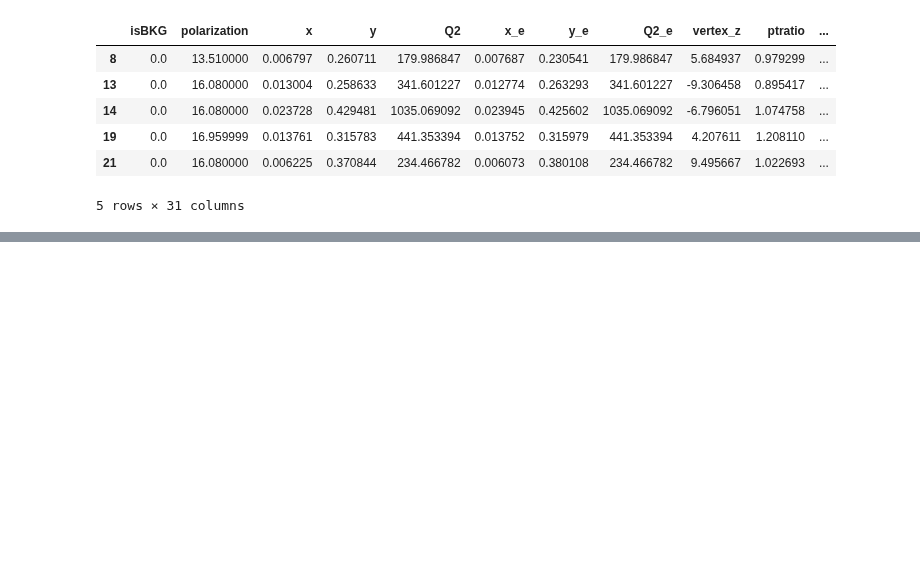
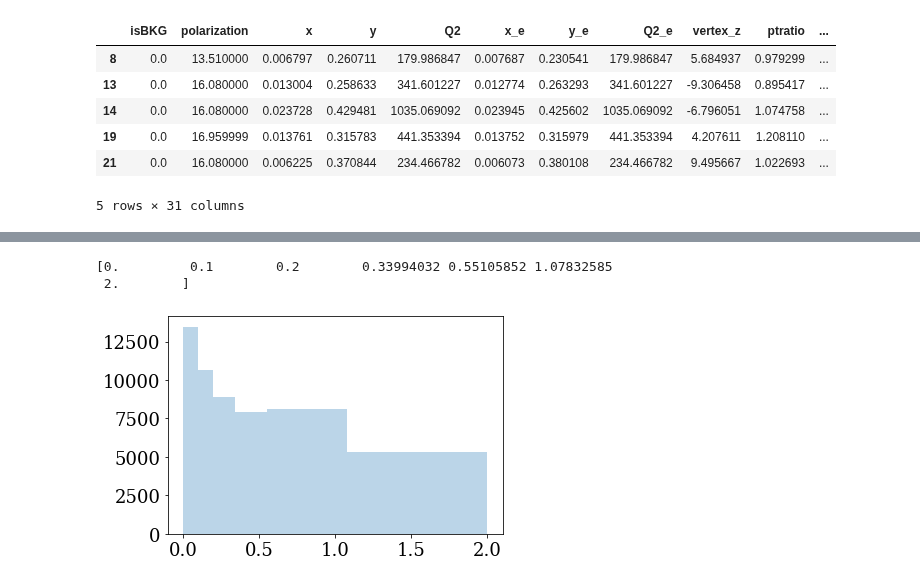
Before and after one commit to miguelignacio/disjets, a Jupyter notebook: Unfolding_OmniFold_closure.ipynb, the cells around one changed output, grey strips where cells are left out. Drawn from its saved outputs; the diff is of its cells as text; code cells hidden in the pictures; blank space fills up the shorter version.

```diff
--- a/Unfolding_OmniFold_closure.ipynb
+++ b/Unfolding_OmniFold_closure.ipynb
@@ -1401,0 +1329,26 @@ print(myns[:,1])
+# %%
+for i in range(50):
+    start = timeit.timeit()
+
+    print ('%i th jackknifedata'%i)
+
+    bootstrap_data = data_cut.sample(np.random.poisson(data_cut.shape[0],1)[0], replace=True)
+
+    dphi_unknown_S = bootstrap_data['jet_dphi']
+    ept_unknown_S = bootstrap_data['e_pt']
+    jetpt_unknown_S = bootstrap_data['jet_pt']
+
+    num_observables = 3
+    i_weight, _ = multifold(num_observables=num_observables,
+                       iterations=iterations,
+                       theta0_G=(dphi_0_G, ept_0_G/10.0, jetpt_0_G/10.0),
+                       theta0_S=(dphi_0_S, ept_0_S/10.0, jetpt_0_S/10.0),
+                       theta_unknown_S=(dphi_unknown_S,
+                                        ept_unknown_S/10.0,
+                                        jetpt_unknown_S/10.0
+                                        )
+                      )
+
+    weights.append(i_weight)
+    end = timeit.timeit()
+    print(end - start)
@@ -1437,0 +1487,14 @@ plt.show()
+# %%
+#bins = np.flip(2*np.pi - np.logspace(np.log10(np.pi),np.log10(2*np.pi),15))
+#
+#bins = np.array([0.0,1.37784484, 1.84030237, 2.05491515, 2.25916109, 2.45354097, 2.63853135,
+# 2.8145858,  2.98213597, 3.14159265])
+bins = np.array([0., 0.1,0.2, 0.33994032, 0.55105852 ,1.07832585,2.0])
+print(bins)
+n,b,_ = plt.hist(qt_0_G,bins=bins,weights=weights[0][-1, 1, :],alpha=0.3)
+#plt.yscale('log')
+#plt.xscale('log')
+# %% [output]
+[0.         0.1        0.2        0.33994032 0.55105852 1.07832585
+ 2.        ]
+[figure, added]
```
Also changed, not shown: parts of 44 cells of this notebook, 2 other files.
